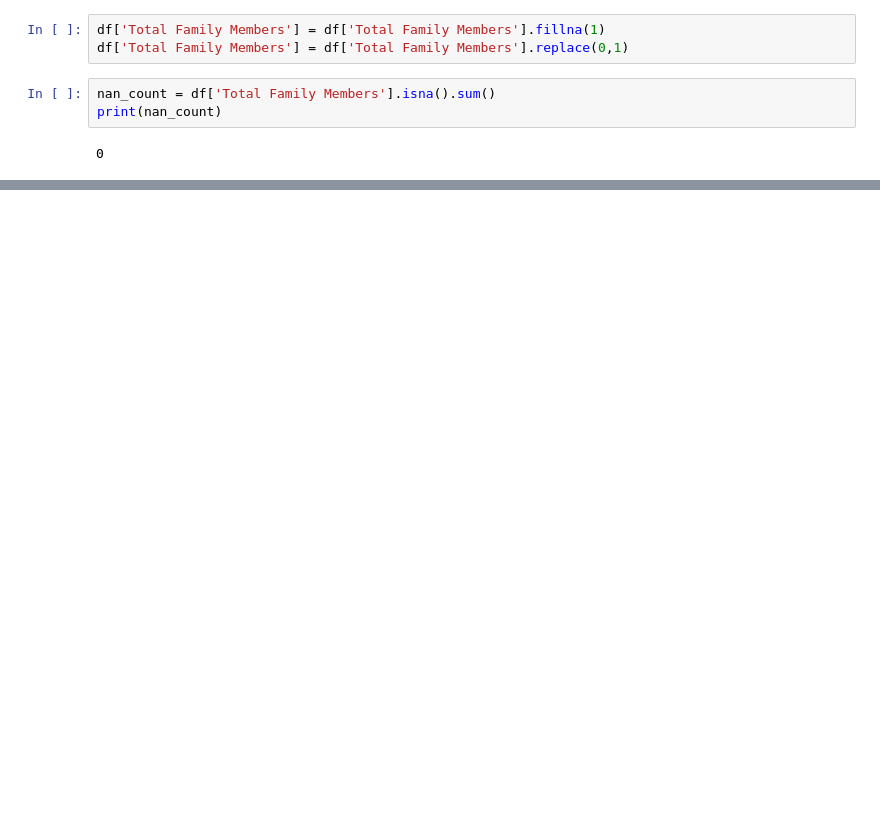
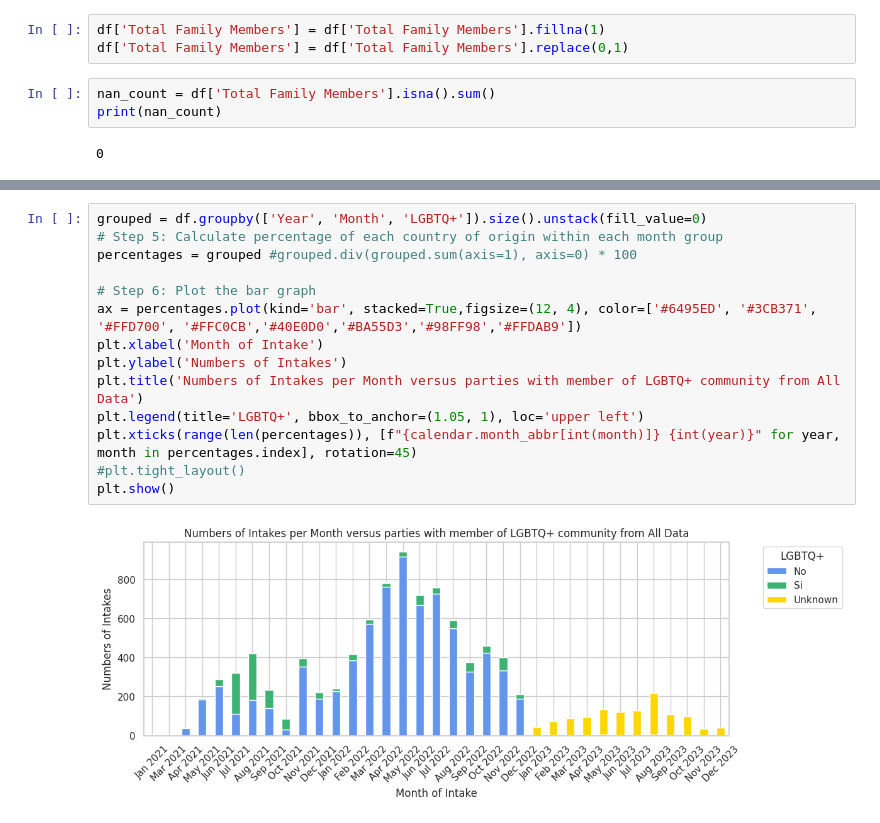
Before and after one commit to jacobgrimm/LA-Complete-Covid-Datat, a Jupyter notebook: examine_full_data.ipynb, the cells around one changed output, grey strips where cells are left out. Drawn from its saved outputs; the diff is of its cells as text; blank space fills up the shorter version.

```diff
--- a/examine_full_data.ipynb
+++ b/examine_full_data.ipynb
@@ -303,0 +305,16 @@ Name: LGBTQ+, dtype: int64
+# %%
+grouped = df.groupby(['Year', 'Month', 'LGBTQ+']).size().unstack(fill_value=0)
+# Step 5: Calculate percentage of each country of origin within each month group
+percentages = grouped #grouped.div(grouped.sum(axis=1), axis=0) * 100
+
+# Step 6: Plot the bar graph
+ax = percentages.plot(kind='bar', stacked=True,figsize=(12, 4), color=['#6495ED', '#3CB371', '#FFD700', '#FFC0CB','#40E0D0','#BA55D3','#98FF98','#FFDAB9'])
+plt.xlabel('Month of Intake')
+plt.ylabel('Numbers of Intakes')
+plt.title('Numbers of Intakes per Month versus parties with member of LGBTQ+ community from All Data')
+plt.legend(title='LGBTQ+', bbox_to_anchor=(1.05, 1), loc='upper left')
+plt.xticks(range(len(percentages)), [f"{calendar.month_abbr[int(month)]} {int(year)}" for year, month in percentages.index], rotation=45)
+#plt.tight_layout()
+plt.show()
+# %% [output]
+[figure, added]
```
Also changed, not shown: parts of 18 cells of this notebook, 8 other files.
